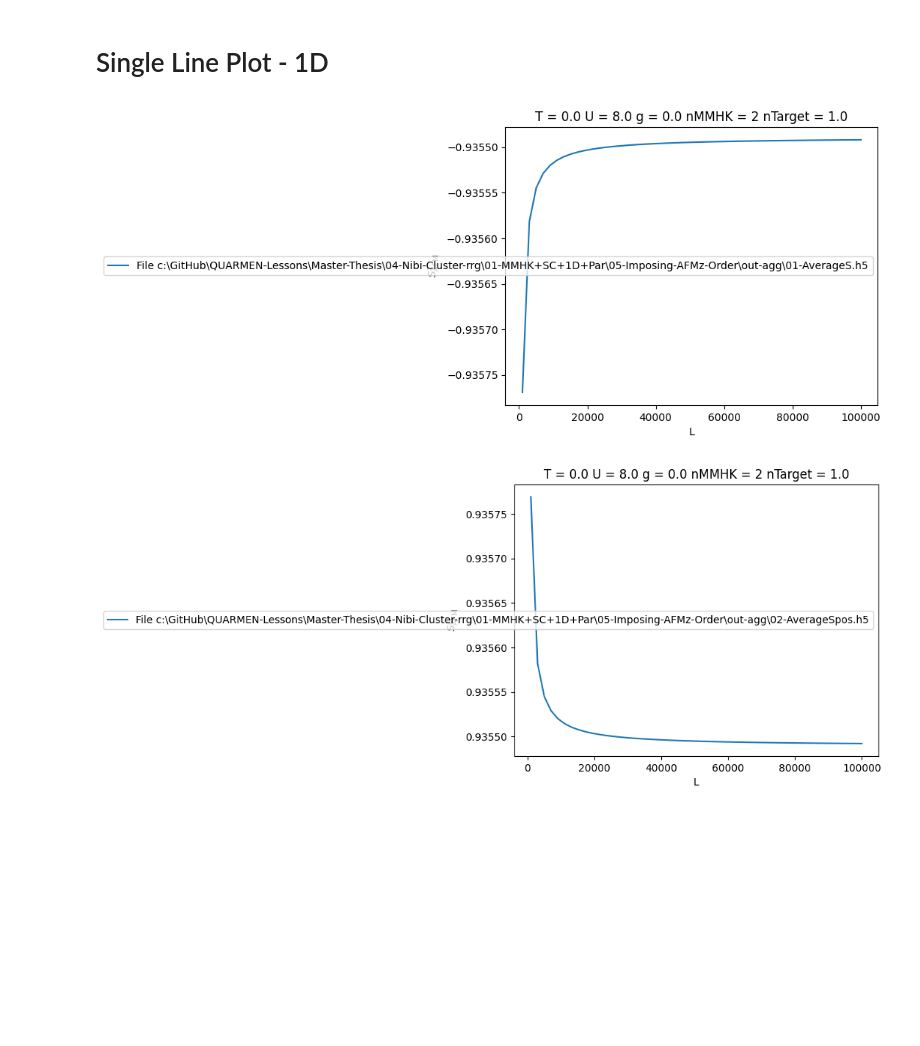
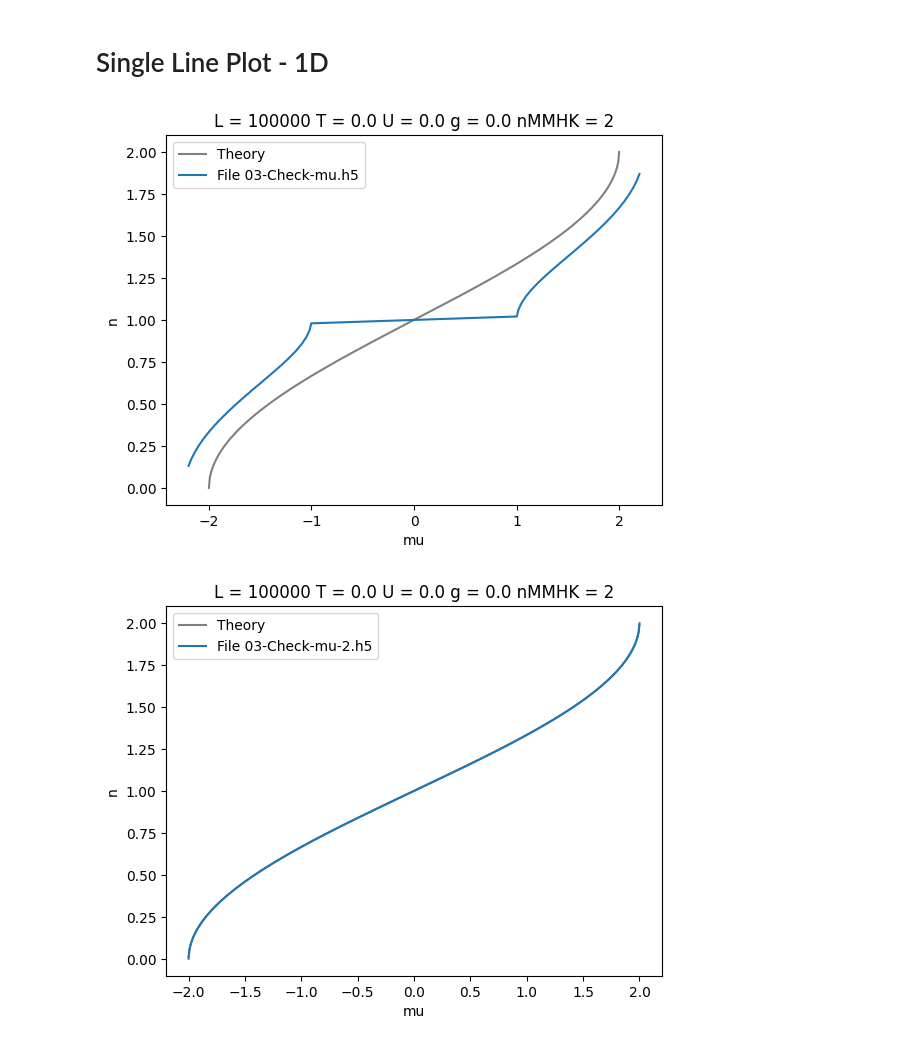
Before and after one commit to guilhermebaos/QUARMEN-Lessons, a Jupyter notebook: Master-Thesis/04-Nibi-Cluster-rrg/01-MMHK+SC+1D+Par/05-Imposing-AFMz-Order/plots.ipynb, the cells around one changed output. Saved outputs shown, nothing was run; the diff lists cells and outputs as text; code cells hidden in the pictures; blank space fills up the shorter version.

```diff
--- a/Master-Thesis/04-Nibi-Cluster-rrg/01-MMHK+SC+1D+Par/05-Imposing-AFMz-Order/plots.ipynb
+++ b/Master-Thesis/04-Nibi-Cluster-rrg/01-MMHK+SC+1D+Par/05-Imposing-AFMz-Order/plots.ipynb
@@ -36,19 +36,19 @@ def load_group(name, h5f):
 # Single Line Plot - 1D
 # %%
 # File to read from
-file_list = []
+file_list = ["03-Check-mu.h5", "03-Check-mu-2.h5", "03-Check-mu-3.h5"]
 
 # Choose what to plot
-x_name = "L"
-y_name = "afm_z_sq"
+x_name = "mu"
+y_name = "n"
 
 # From where to read the data
 x_source = "params"
 y_source = "out"
 
 # What to label the plot with
-x_label = "L"
-y_label = r"$S_\text{AFM}^z$"
+x_label = "mu" # "L"
+y_label = "n" # r"$S_\text{AFM}^z$"
 
 # Apply a function to the outputs
 yy_func = lambda x: x
@@ -62,8 +62,11 @@ current_dir = Path.cwd()
 # Get the output directory
 current_out = current_dir / "out-agg"
 
+# Check for the plot label
+usedotname = False
 
 if len(file_list) == 0:
+    usedotname = True
     file_list = current_out.iterdir()
 
 for file_name in file_list:
@@ -81,6 +84,11 @@ for file_name in file_list:
 
     # Create the figure
     plt.figure()
+
+    # Plot the theoretical curve
+    x_theory = np.linspace(-2.0, 2.0, 500)
+    y_theory = (2 / np.pi) * np.arccos(-0.5 * x_theory)
+    plt.plot(x_theory, y_theory, label="Theory", color="gray", zorder=1)
 
     # Open the aggregated HDF5 file
     with h5py.File(filepath, "r") as file:
@@ -110,33 +118,33 @@ for file_name in file_list:
 
             # Eliminate keys whose values change
             else:
                 for key in consts:
                     if params[key] != params_last[key]:
                         consts.remove(key)
 
             params_last = params.copy()
 
 
     # Plot title says which parameters were the same accross all runs
     plt.title(" ".join([f"{key} = {value}" for (key, value) in params_last.items() if key in consts]))
 
     # Convert the data
     xx = np.array(xx)
     yy = np.array(yy)
 
     # Sort the arrays by x
     sort_indices = np.argsort(xx)
 
     # View those arrays in the sorted order
     xx_sorted = xx[sort_indices]
     yy_sorted = yy[sort_indices]
 
     # Plot the data
-    plt.plot(xx_sorted, yy_func(yy_sorted), label=f"File {file_name}", zorder=2)
+    plt.plot(xx_sorted, yy_func(yy_sorted), label=f"File {file_name.name if usedotname else file_name}", zorder=2)
     plt.xlabel(x_label)
     plt.ylabel(y_label)
     plt.legend()
     plt.show()
 # %% [output]
-[figure, old version]
+[figure, new version]
-[figure, old version]
+[figure, new version]
```
Also changed, not shown: parts of 1 cell of this notebook, 5 other files.
